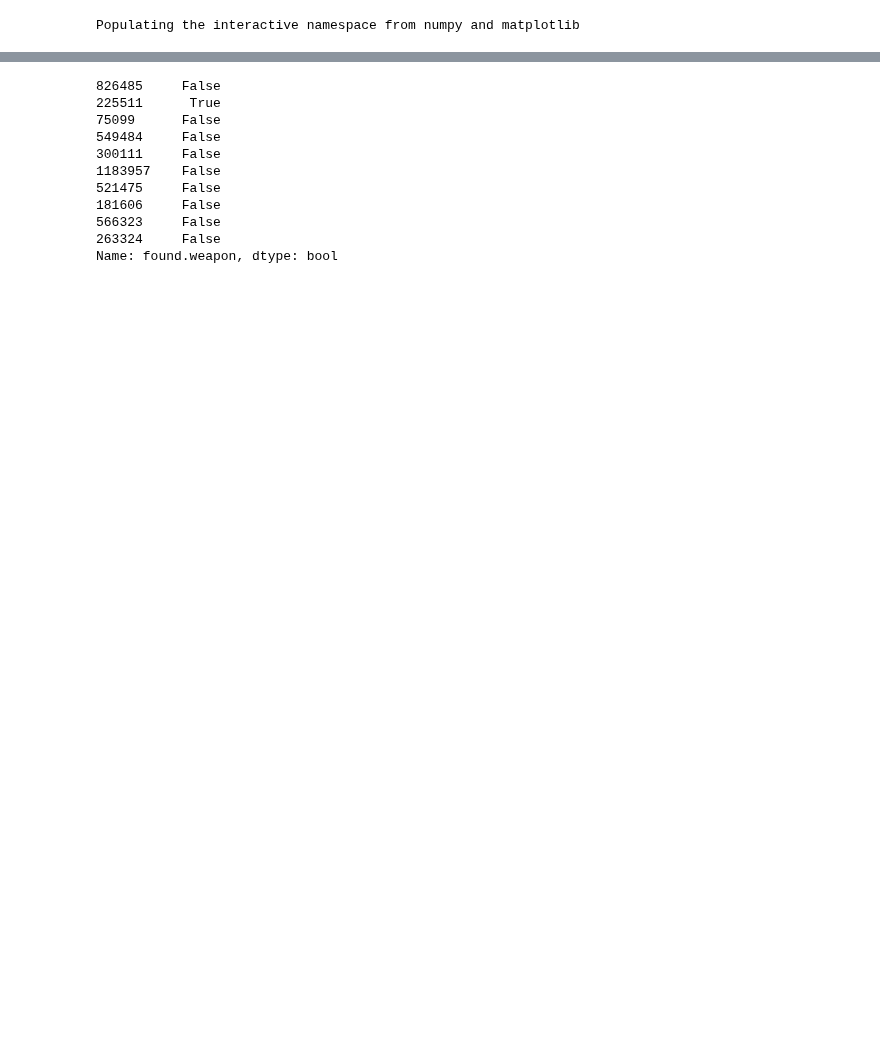
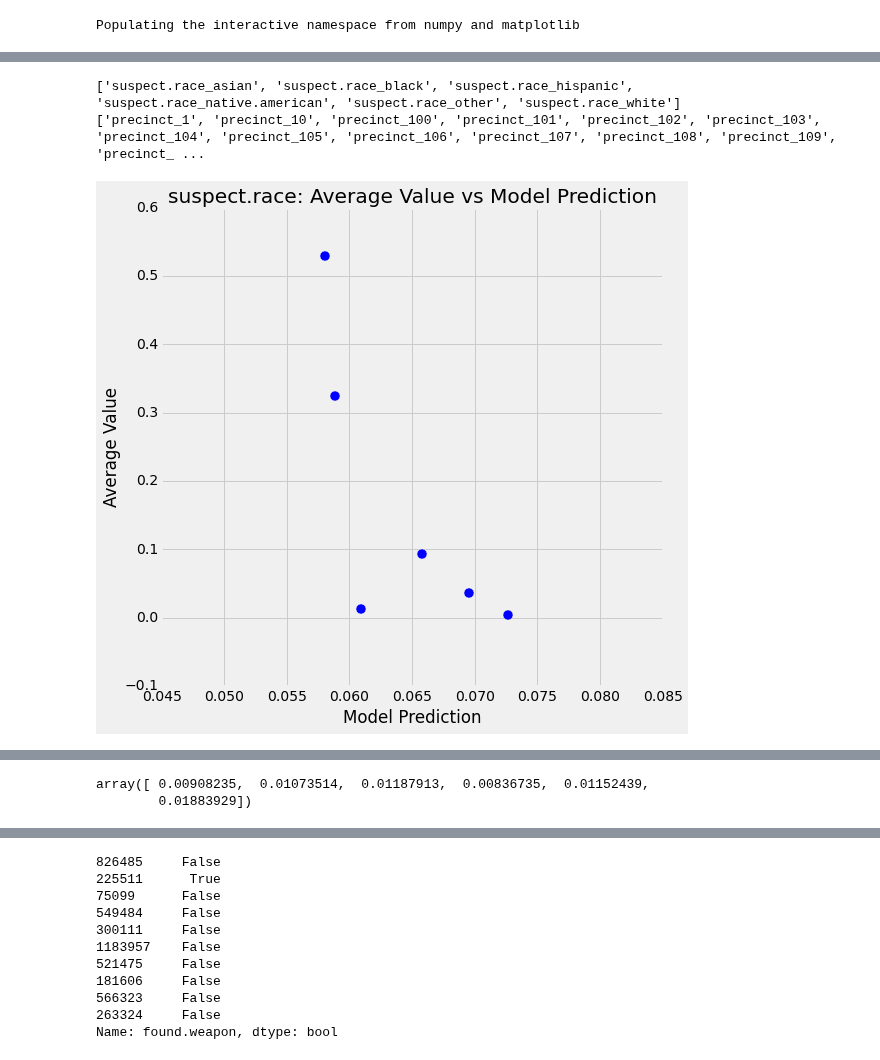
Before and after one commit to afcarl/machine_learning, a Jupyter notebook: homework8/Homework 8.ipynb, the cells around one changed output, grey strips where cells are left out. Cells and saved outputs as stored; diff of their text form; code cells hidden in the pictures; blank space fills up the shorter version.

```diff
--- a/homework8/Homework 8.ipynb
+++ b/homework8/Homework 8.ipynb
@@ -41,2 +47,4 @@ target = data['found.weapon']
+# %%
+target = subset['arrested']
 # %%
-X = data[[c for c in data.columns if 'found' not in c and 'force' not in c and c not in ['arrested', 'frisked', 'searched', 'date', 'summons.issued']]]
+X = subset[[c for c in subset.columns if 'found' not in c and 'force' not in c and 'additional' not in c and c not in ['arrested', 'frisked', 'searched', 'date', 'summons.issued']]]
@@ -47,7 +59,7 @@ X_train, X_test, target_train, target_test = train_test_split(
     X, target, test_size=0.25, random_state=1
 )
 # %%
-clf = RandomForestClassifier(n_jobs=-1, n_estimators=1000)
+clf = RandomForestClassifier(n_jobs=-1, n_estimators=200)
 clf = clf.fit(X_train, target_train)
 # %%
 pred = clf.predict(X_train)
@@ -140,5 +106,0 @@ prob[X_test[c]].shape
-# %%
-cols = [c for c in X.columns if 'suspect.race' in c]
-print(cols)
-for c in cols:
-    print(prob[np.where(X_test[c] == 1)].mean(axis=0))
@@ -167,0 +107,20 @@ X_test[X_test[cols[1]] == 1].head(10)
+# %%
+for cat in ['suspect.race', 'precinct']:
+    cols = [c for c in X.columns if cat in c]
+    print(cols)
+    points = []
+    for c in cols:
+        points.append([prob[np.where(X_test[c] == 1)].mean(axis=0)[1], X[c].mean()])
+    points = np.array(points)
+    figure, ax = pl.subplots(figsize=(8,8))
+    ax.scatter(points[:,0], points[:,1], s=100)
+    ax.set_xlabel('Model Prediction')
+    ax.set_ylabel('Average Value')
+    ax.set_title('%s: Average Value vs Model Prediction' % cat)
+#ax.set_aspect('equal')
+#ax.set_aspect(1./ax.get_data_ratio())
+#ax.set_xlim(ax.get_ylim())
+# %% [output]
+['suspect.race_asian', 'suspect.race_black', 'suspect.race_hispanic', 'suspect.race_native.american', 'suspect.race_other', 'suspect.race_white']
+['precinct_1', 'precinct_10', 'precinct_100', 'precinct_101', 'precinct_102', 'precinct_103', 'precinct_104', 'precinct_105', 'precinct_106', 'precinct_107', 'precinct_108', 'precinct_109', 'precinct_ ...
+[figure, added]
@@ -167,0 +128,5 @@ X_test[X_test[cols[1]] == 1].head(10)
+# %%
+points[:,0]
+# %% [output]
+array([ 0.00908235,  0.01073514,  0.01187913,  0.00836735,  0.01152439,
+        0.01883929])
```
Also changed, not shown: parts of 19 cells of this notebook.
